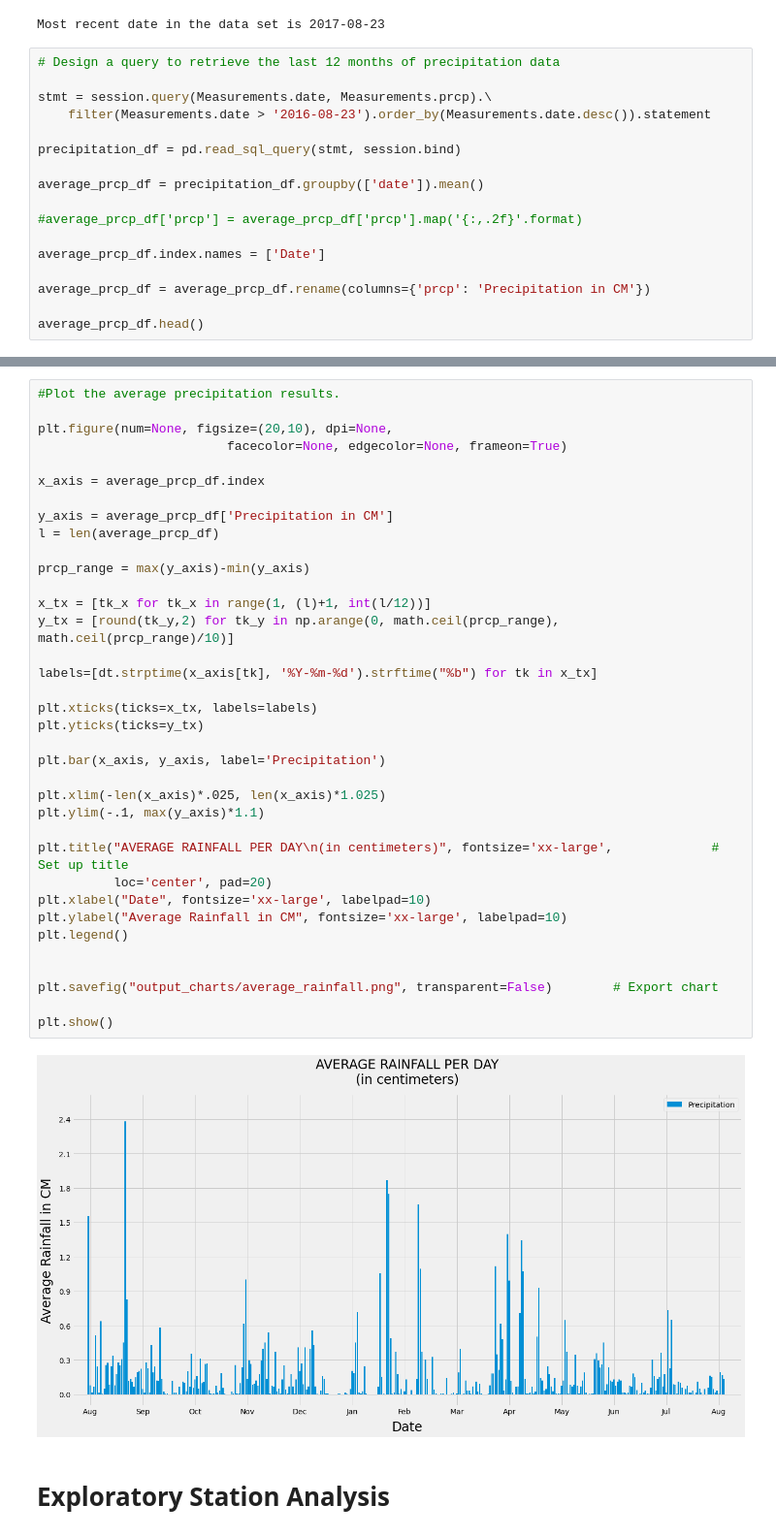
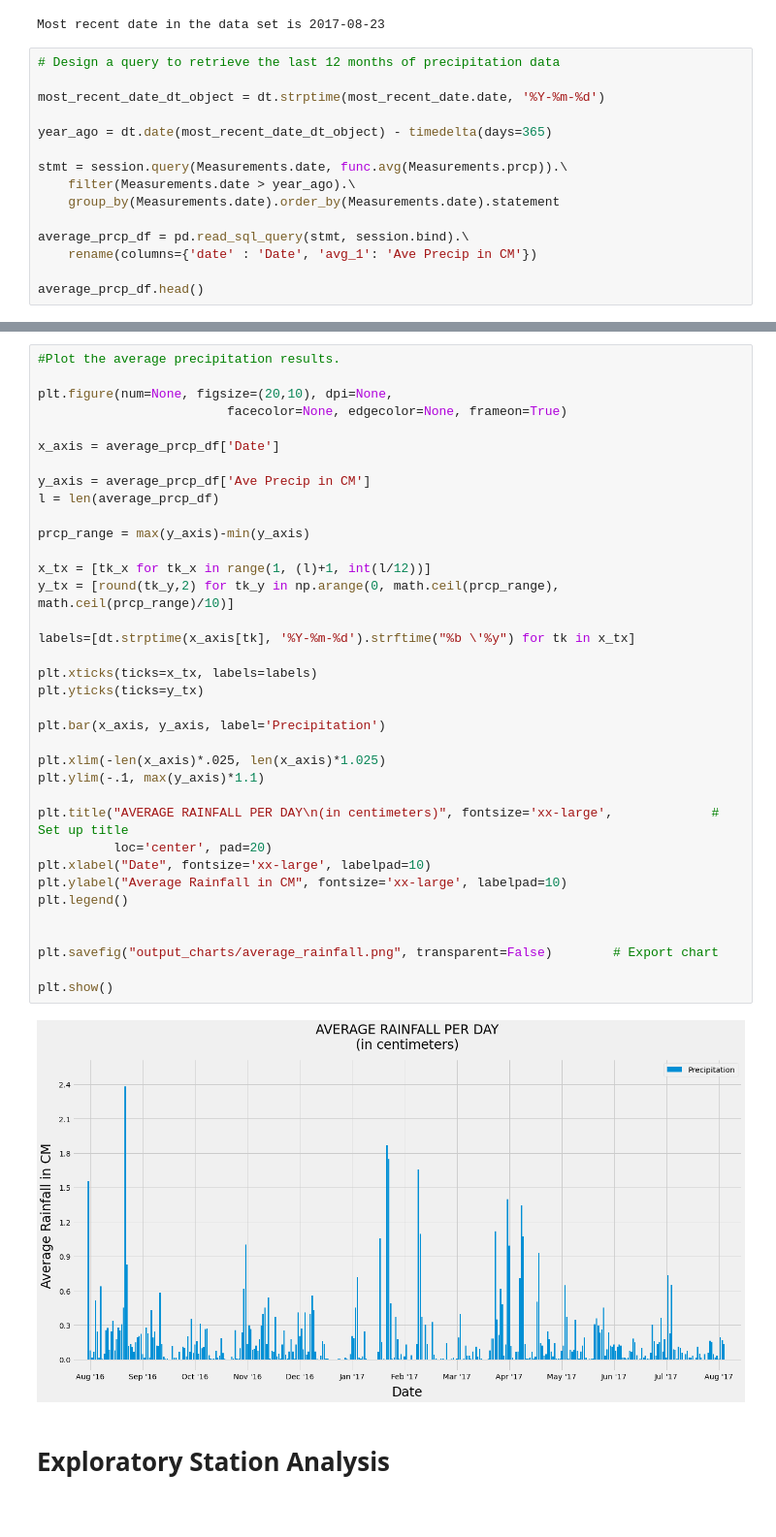
Before and after one commit to kennethcandersen/Weather-Database-and-API-Service, a Jupyter notebook: climate_starter.ipynb, the cells around one changed output, grey strips where cells are left out. Shown: that part at 97% size. Saved outputs shown, nothing was run; the diff lists cells and outputs as text.

```diff
--- a/climate_starter.ipynb
+++ b/climate_starter.ipynb
@@ -78,18 +79,16 @@ Most recent date in the data set is 2017-08-23
 # %%
 # Design a query to retrieve the last 12 months of precipitation data
 
-stmt = session.query(Measurements.date, Measurements.prcp).\
-    filter(Measurements.date > '2016-08-23').order_by(Measurements.date.desc()).statement
+most_recent_date_dt_object = dt.strptime(most_recent_date.date, '%Y-%m-%d')
 
-precipitation_df = pd.read_sql_query(stmt, session.bind)
+year_ago = dt.date(most_recent_date_dt_object) - timedelta(days=365)
 
-average_prcp_df = precipitation_df.groupby(['date']).mean()
+stmt = session.query(Measurements.date, func.avg(Measurements.prcp)).\
+    filter(Measurements.date > year_ago).\
+    group_by(Measurements.date).order_by(Measurements.date).statement
 
-#average_prcp_df['prcp'] = average_prcp_df['prcp'].map('{:,.2f}'.format)
-
-average_prcp_df.index.names = ['Date']
-
-average_prcp_df = average_prcp_df.rename(columns={'prcp': 'Precipitation in CM'})
+average_prcp_df = pd.read_sql_query(stmt, session.bind).\
+    rename(columns={'date' : 'Date', 'avg_1': 'Ave Precip in CM'})
 
 average_prcp_df.head()
 # %% [output]
@@ -124,38 +118,38 @@ precipitation_df.describe()
 plt.figure(num=None, figsize=(20,10), dpi=None,
                          facecolor=None, edgecolor=None, frameon=True)
 
-x_axis = average_prcp_df.index
+x_axis = average_prcp_df['Date']
 
-y_axis = average_prcp_df['Precipitation in CM']
+y_axis = average_prcp_df['Ave Precip in CM']
 l = len(average_prcp_df)
 
 prcp_range = max(y_axis)-min(y_axis)
 
 x_tx = [tk_x for tk_x in range(1, (l)+1, int(l/12))]
 y_tx = [round(tk_y,2) for tk_y in np.arange(0, math.ceil(prcp_range), math.ceil(prcp_range)/10)]
 
-labels=[dt.strptime(x_axis[tk], '%Y-%m-%d').strftime("%b") for tk in x_tx]
+labels=[dt.strptime(x_axis[tk], '%Y-%m-%d').strftime("%b \'%y") for tk in x_tx]
 
 plt.xticks(ticks=x_tx, labels=labels)
 plt.yticks(ticks=y_tx)
 
 plt.bar(x_axis, y_axis, label='Precipitation')
 
 plt.xlim(-len(x_axis)*.025, len(x_axis)*1.025)
 plt.ylim(-.1, max(y_axis)*1.1)
 
 plt.title("AVERAGE RAINFALL PER DAY\n(in centimeters)", fontsize='xx-large',             # Set up title
           loc='center', pad=20)
 plt.xlabel("Date", fontsize='xx-large', labelpad=10)
 plt.ylabel("Average Rainfall in CM", fontsize='xx-large', labelpad=10)
 plt.legend()
 
 
 plt.savefig("output_charts/average_rainfall.png", transparent=False)        # Export chart
 
 plt.show()
 # %% [output]
-[figure, old version]
+[figure, new version]
 # %% [markdown]
 # Exploratory Station Analysis
 # %%
```
Also changed, not shown: parts of 7 cells of this notebook, 4 other files.
